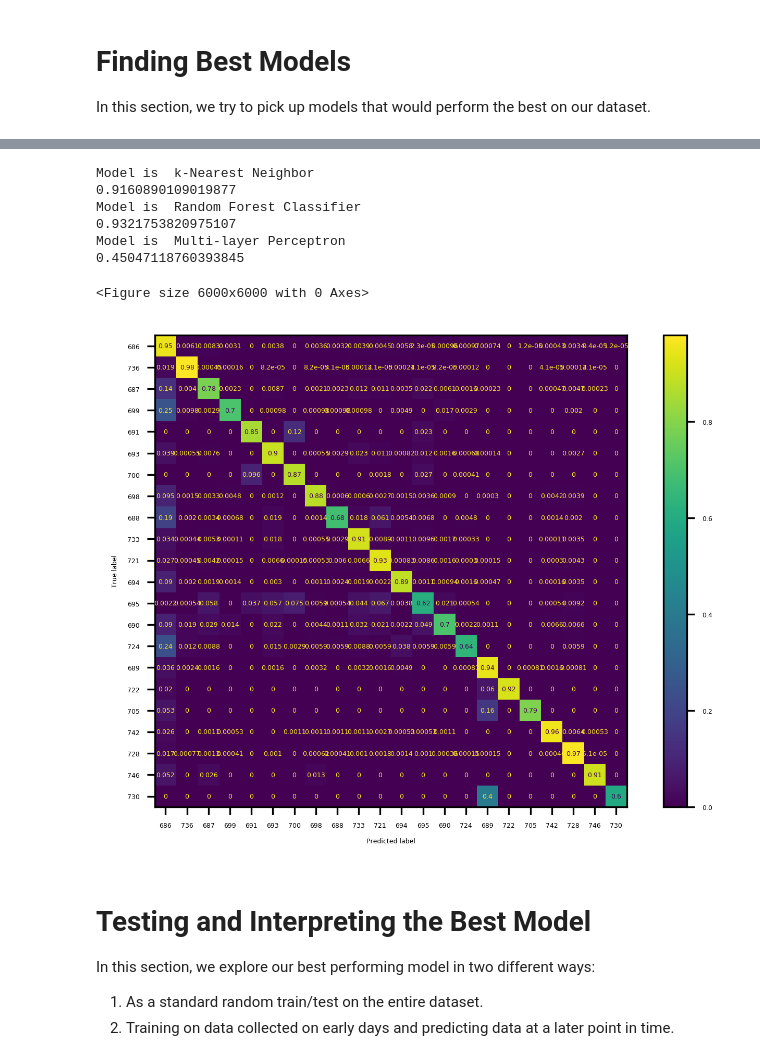
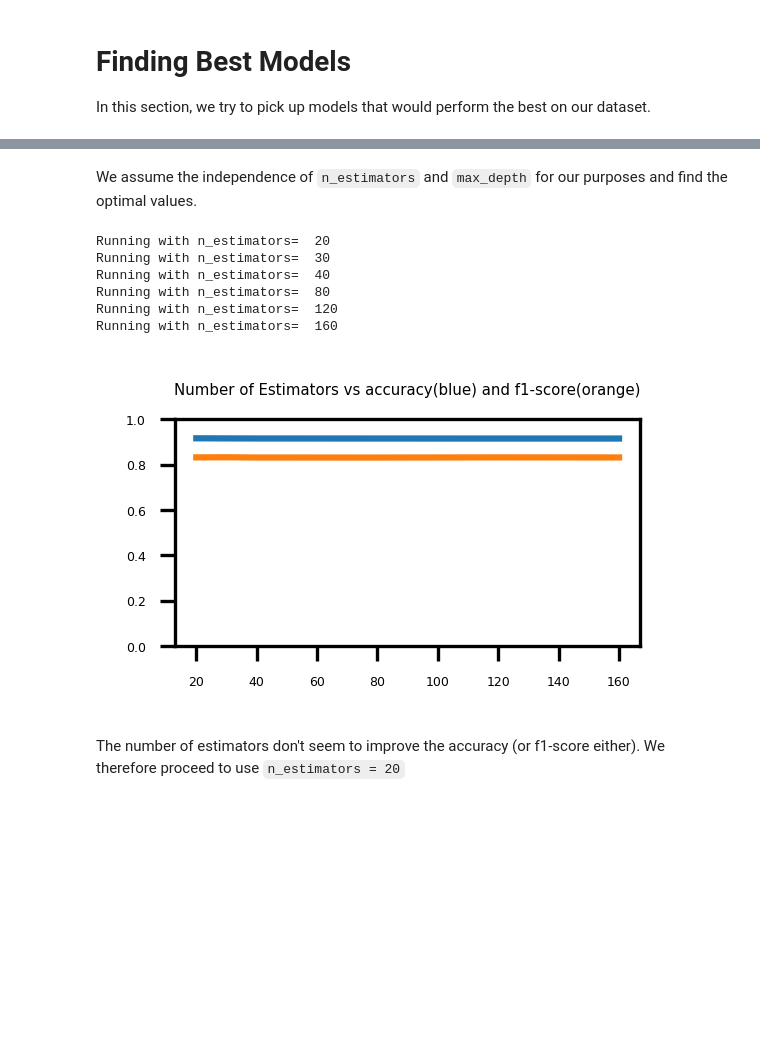
Before and after one commit to davidahmed/iot, a Jupyter notebook: IoT.ipynb, the cells around one changed output, grey strips where cells are left out. Drawn from its saved outputs; the diff is of its cells as text; code cells hidden in the pictures; blank space fills up the shorter version.

```diff
--- a/IoT.ipynb
+++ b/IoT.ipynb
@@ -212,0 +275,9 @@ for model in models:
+# %%
+for model in models:
+    print(model['name'])
+    preds = model['model'].predict(X_test)
+    print(classification_report(y_test,
+                                preds,
+                               output_dict=False))
+
+    print('\n\n\n')
@@ -218,38 +307,33 @@ for model in models:
-# %%
-for model in models:
-    print("Model is ", model['name'])
-    print(accuracy_score(y_test, model['model'].predict(X_test)))
-# %% [output]
-Model is  k-Nearest Neighbor
-0.9160890109019877
-Model is  Random Forest Classifier
-0.9321753820975107
-Model is  Multi-layer Perceptron
-0.45047118760393845
-# %%
-from sklearn.metrics import confusion_matrix, plot_confusion_matrix
-
-model = models[1]['model']
-#cnfmat = confusion_matrix(y_test, model.predict(X_test), labels=y_test.unique())
-# %%
-%matplotlib inline
-
-plt.rcParams['figure.dpi'] = 300
-plt.figure(figsize=(20,20))
-plt.rcParams.update({'font.size': 3})
-
-plot_confusion_matrix(model,
-                      X_test,
-                      y_test,
-                      display_labels=y_test.unique(),
-                      normalize='true')
-
-plt.show()
-# %% [output]
-<Figure size 6000x6000 with 0 Axes>
-[figure, removed]
-# %% [markdown]
-# Testing and Interpreting the Best Model
-In this section, we explore our best performing model in two different ways:
-1. As a standard random train/test on the entire dataset.
-2. Training on data collected on early days and predicting data at a later point in time.
+# %% [markdown]
+We assume the independence of `n_estimators` and `max_depth` for our purposes and find the optimal values.
+# %%
+n_estimators = [20, 30, 40, 80, 120, 160]
+accuracy, f1_scores = [], []
+
+
+for each in n_estimators:
+    print("Running with n_estimators= ", each)
+    model = RandomForestClassifier(n_estimators=each)
+    model.fit(X_train, y_train)
+
+    preds = model.predict(X_test)
+    accuracy.append(accuracy_score(y_test, preds, normalize=True))
+    f1_scores.append(f1_score(y_test, preds, average='macro'))
+# %% [output]
+Running with n_estimators=  20
+Running with n_estimators=  30
+Running with n_estimators=  40
+Running with n_estimators=  80
+Running with n_estimators=  120
+Running with n_estimators=  160
+# %%
+plt.figure(figsize=(2,1))
+plt.ylim((0, 1))
+plt.title('Number of Estimators vs accuracy(blue) and f1-score(orange)')
+plt.plot(n_estimators, accuracy)
+plt.plot(n_estimators, f1_scores)
+plt.show()
+# %% [output]
+[figure, added]
+# %% [markdown]
+The number of estimators don't seem to improve the accuracy (or f1-score either). We therefore proceed to use `n_estimators = 20`
```
Also changed, not shown: parts of 37 cells of this notebook.
